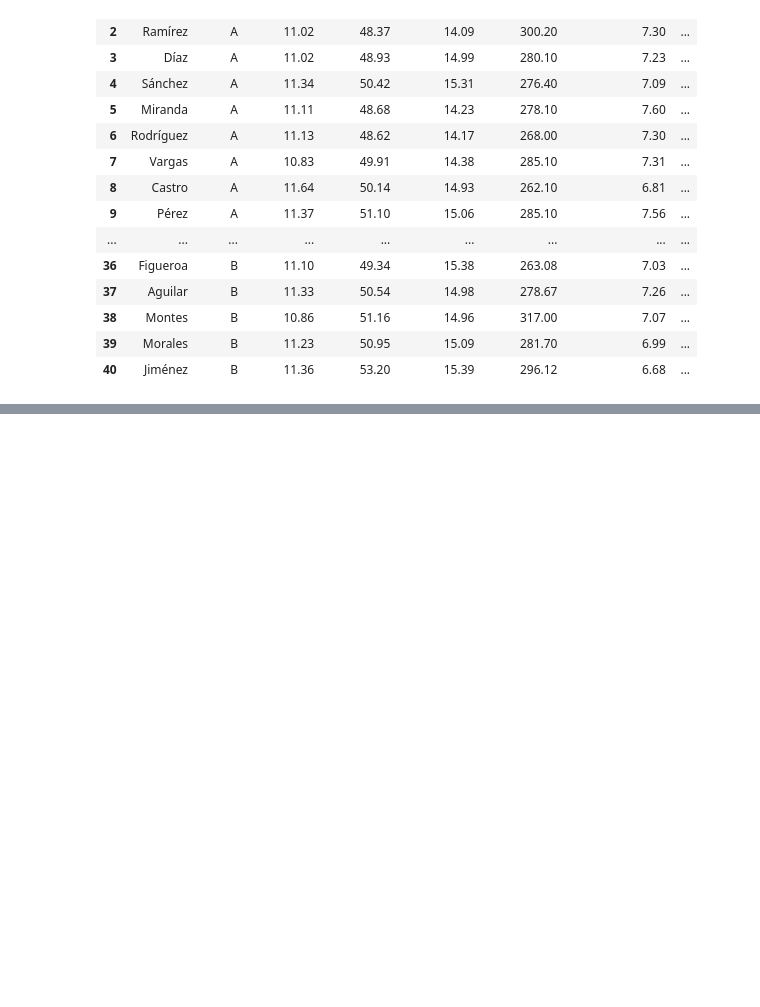
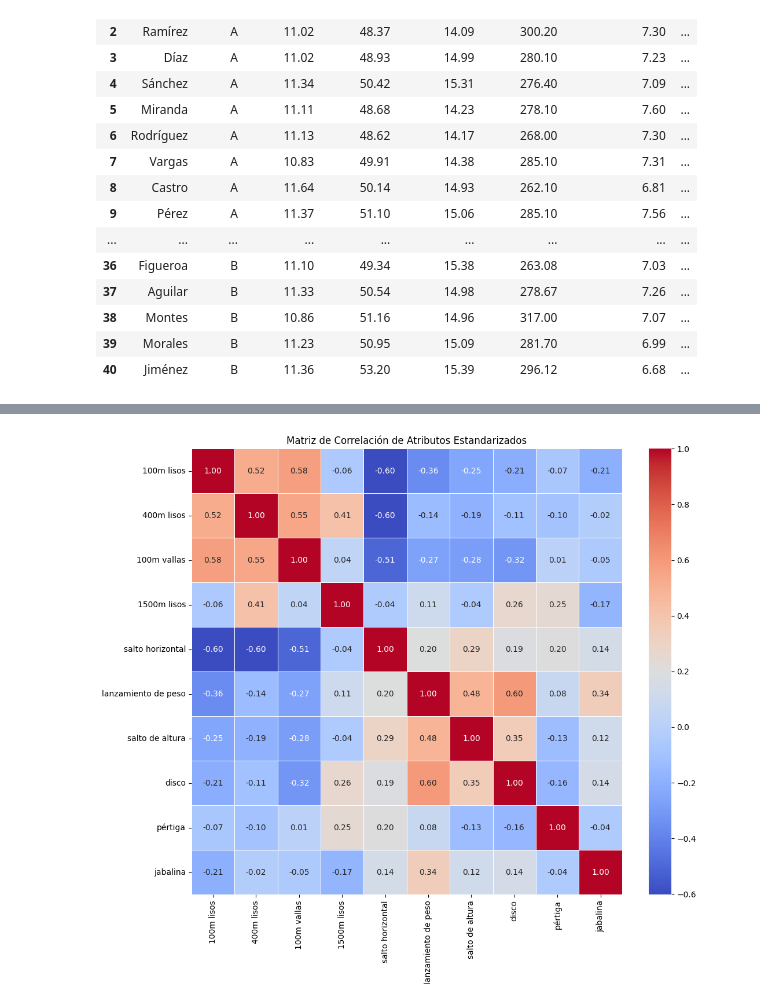
Before and after one commit to javierraneros-cell/UD2-Mineria-de-Datos---Colab-, a Jupyter notebook: Practica_UD2_ATLETAS.ipynb, the cells around one changed output, grey strips where cells are left out. Saved outputs shown, nothing was run; the diff lists cells and outputs as text; code cells hidden in the pictures; blank space fills up the shorter version.

Commit message:
Falta el último punto para calcular el top 3 de los atletas

```diff
--- a/Practica_UD2_ATLETAS.ipynb
+++ b/Practica_UD2_ATLETAS.ipynb
@@ -629,0 +634,16 @@ Análisis de componentes principales y calcular tanto las componentes principale
+# %%
+from sklearn.preprocessing import StandardScaler
+import pandas as pd
+
+# Seleccionar solo los atributos cuantitativos para la estandarización
+# performance_columns ya está definido y contiene las columnas correctas
+df_quantitative = df_dataset[performance_columns].copy()
+
+# Inicializar el StandardScaler
+scaler = StandardScaler()
+
+# Aplicar la estandarización
+df_dataset_normalizado = pd.DataFrame(scaler.fit_transform(df_quantitative), columns=performance_columns)
+
+print("DAtaset de atributos cuantitativos estandarizados (Z-SCORE):")
+display(df_dataset_normalizado.head())
@@ -629,0 +668,14 @@ Análisis de componentes principales y calcular tanto las componentes principale
+# %%
+import seaborn as sns
+import matplotlib.pyplot as plt
+
+# Calcular la matriz de correlación de los datos escalados
+df_matriz_correlacion = df_dataset_normalizado.corr()
+
+# Visualizar la matriz de correlación con un mapa de calor (heatmap)
+plt.figure(figsize=(12, 10))
+sns.heatmap(df_matriz_correlacion, annot=True, cmap='coolwarm', fmt=".2f", linewidths=.5)
+plt.title('Matriz de Correlación de Atributos Estandarizados')
+plt.show()
+# %% [output]
+[figure, added]
```
Also changed, not shown: parts of 21 cells of this notebook.
